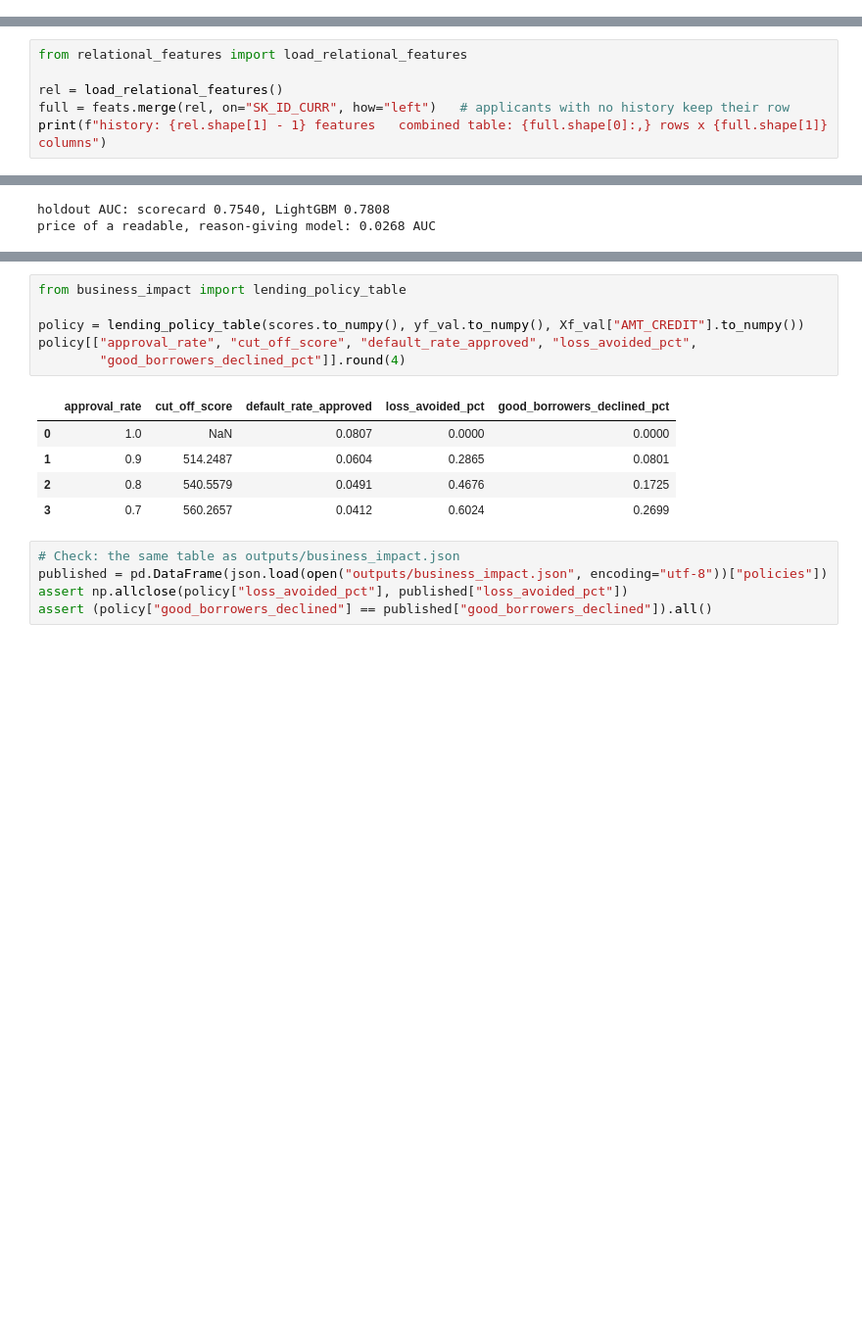
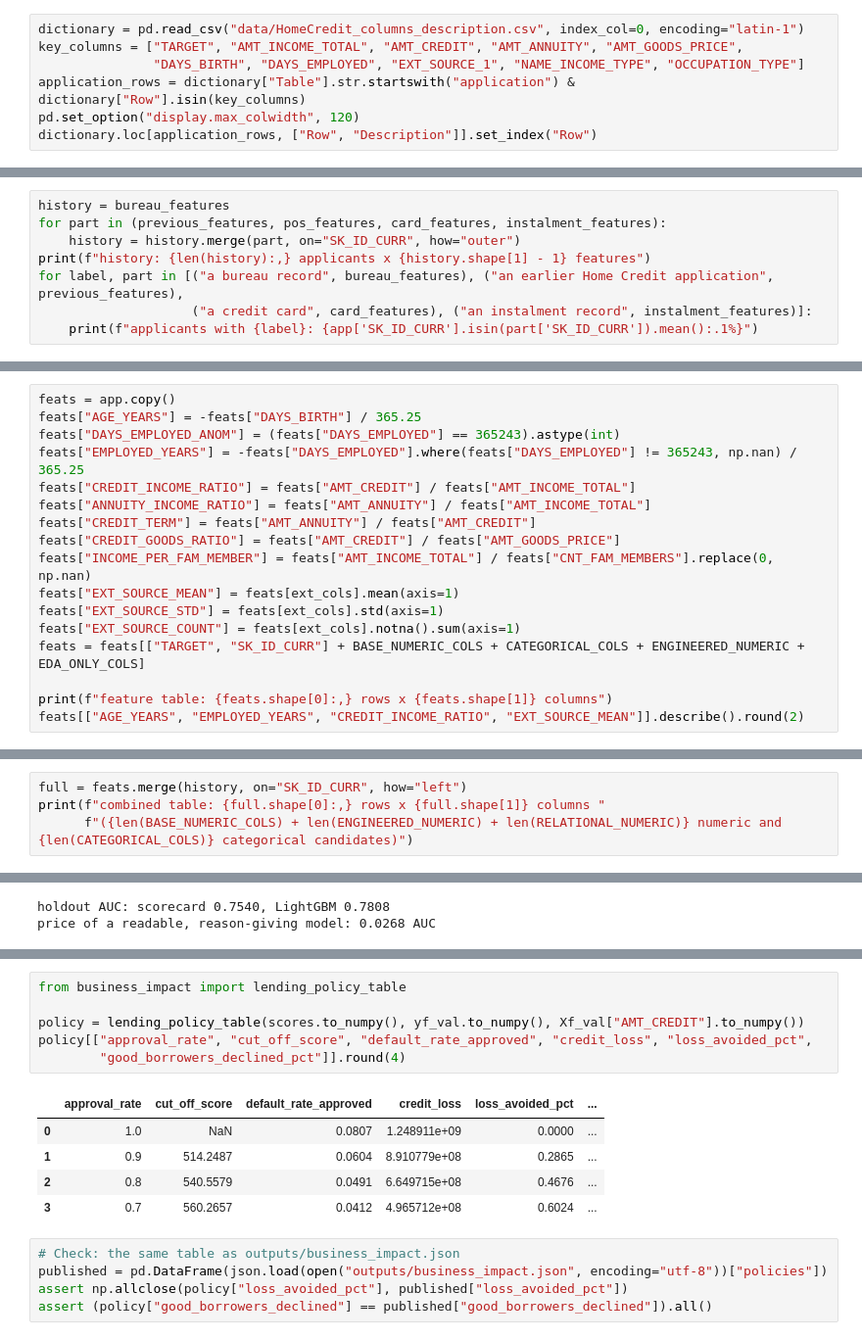
Before and after one commit to alvenyuka/Credit-Risk-Scorecard, a Jupyter notebook: Credit_Risk_Scorecard.ipynb, the cells around one changed output, grey strips where cells are left out. Shown at 98% size. Saved outputs shown, nothing was run; the diff lists cells and outputs as text; blank space fills up the shorter version.

```diff
--- a/Credit_Risk_Scorecard.ipynb
+++ b/Credit_Risk_Scorecard.ipynb
@@ -116,0 +160,7 @@ application, so it should be negative.
+# %%
+dictionary = pd.read_csv("data/HomeCredit_columns_description.csv", index_col=0, encoding="latin-1")
+key_columns = ["TARGET", "AMT_INCOME_TOTAL", "AMT_CREDIT", "AMT_ANNUITY", "AMT_GOODS_PRICE",
+               "DAYS_BIRTH", "DAYS_EMPLOYED", "EXT_SOURCE_1", "NAME_INCOME_TYPE", "OCCUPATION_TYPE"]
+application_rows = dictionary["Table"].str.startswith("application") & dictionary["Row"].isin(key_columns)
+pd.set_option("display.max_colwidth", 120)
+dictionary.loc[application_rows, ["Row", "Description"]].set_index("Row")
@@ -149,0 +658,8 @@ feature table: 307,511 rows x 37 columns
+# %%
+history = bureau_features
+for part in (previous_features, pos_features, card_features, instalment_features):
+    history = history.merge(part, on="SK_ID_CURR", how="outer")
+print(f"history: {len(history):,} applicants x {history.shape[1] - 1} features")
+for label, part in [("a bureau record", bureau_features), ("an earlier Home Credit application", previous_features),
+                    ("a credit card", card_features), ("an instalment record", instalment_features)]:
+    print(f"applicants with {label}: {app['SK_ID_CURR'].isin(part['SK_ID_CURR']).mean():.1%}")
@@ -149,0 +725,17 @@ feature table: 307,511 rows x 37 columns
+# %%
+feats = app.copy()
+feats["AGE_YEARS"] = -feats["DAYS_BIRTH"] / 365.25
+feats["DAYS_EMPLOYED_ANOM"] = (feats["DAYS_EMPLOYED"] == 365243).astype(int)
+feats["EMPLOYED_YEARS"] = -feats["DAYS_EMPLOYED"].where(feats["DAYS_EMPLOYED"] != 365243, np.nan) / 365.25
+feats["CREDIT_INCOME_RATIO"] = feats["AMT_CREDIT"] / feats["AMT_INCOME_TOTAL"]
+feats["ANNUITY_INCOME_RATIO"] = feats["AMT_ANNUITY"] / feats["AMT_INCOME_TOTAL"]
+feats["CREDIT_TERM"] = feats["AMT_ANNUITY"] / feats["AMT_CREDIT"]
+feats["CREDIT_GOODS_RATIO"] = feats["AMT_CREDIT"] / feats["AMT_GOODS_PRICE"]
+feats["INCOME_PER_FAM_MEMBER"] = feats["AMT_INCOME_TOTAL"] / feats["CNT_FAM_MEMBERS"].replace(0, np.nan)
+feats["EXT_SOURCE_MEAN"] = feats[ext_cols].mean(axis=1)
+feats["EXT_SOURCE_STD"] = feats[ext_cols].std(axis=1)
+feats["EXT_SOURCE_COUNT"] = feats[ext_cols].notna().sum(axis=1)
+feats = feats[["TARGET", "SK_ID_CURR"] + BASE_NUMERIC_COLS + CATEGORICAL_COLS + ENGINEERED_NUMERIC + EDA_ONLY_COLS]
+
+print(f"feature table: {feats.shape[0]:,} rows x {feats.shape[1]} columns")
+feats[["AGE_YEARS", "EMPLOYED_YEARS", "CREDIT_INCOME_RATIO", "EXT_SOURCE_MEAN"]].describe().round(2)
@@ -164,7 +767,5 @@ cached; the cache is checked against a fingerprint of the code and data.
 # %%
-from relational_features import load_relational_features
-
-rel = load_relational_features()
-full = feats.merge(rel, on="SK_ID_CURR", how="left")   # applicants with no history keep their row
-print(f"history: {rel.shape[1] - 1} features   combined table: {full.shape[0]:,} rows x {full.shape[1]} columns")
+full = feats.merge(history, on="SK_ID_CURR", how="left")
+print(f"combined table: {full.shape[0]:,} rows x {full.shape[1]} columns "
+      f"({len(BASE_NUMERIC_COLS) + len(ENGINEERED_NUMERIC) + len(RELATIONAL_NUMERIC)} numeric and {len(CATEGORICAL_COLS)} categorical candidates)")
 # %% [output]
@@ -869,15 +1544,15 @@ given default: the Basel foundation-IRB value for senior unsecured lending).
 # %%
 from business_impact import lending_policy_table
 
 policy = lending_policy_table(scores.to_numpy(), yf_val.to_numpy(), Xf_val["AMT_CREDIT"].to_numpy())
-policy[["approval_rate", "cut_off_score", "default_rate_approved", "loss_avoided_pct",
+policy[["approval_rate", "cut_off_score", "default_rate_approved", "credit_loss", "loss_avoided_pct",
         "good_borrowers_declined_pct"]].round(4)
 # %% [output]
-|  | approval_rate | cut_off_score | default_rate_approved | loss_avoided_pct | good_borrowers_declined_pct |
-| 0 | 1.0 | NaN | 0.0807 | 0.0000 | 0.0000 |
-| 1 | 0.9 | 514.2487 | 0.0604 | 0.2865 | 0.0801 |
-| 2 | 0.8 | 540.5579 | 0.0491 | 0.4676 | 0.1725 |
-| 3 | 0.7 | 560.2657 | 0.0412 | 0.6024 | 0.2699 |
+|  | approval_rate | cut_off_score | default_rate_approved | credit_loss | loss_avoided_pct | ... |
+| 0 | 1.0 | NaN | 0.0807 | 1.248911e+09 | 0.0000 | ... |
+| 1 | 0.9 | 514.2487 | 0.0604 | 8.910779e+08 | 0.2865 | ... |
+| 2 | 0.8 | 540.5579 | 0.0491 | 6.649715e+08 | 0.4676 | ... |
+| 3 | 0.7 | 560.2657 | 0.0412 | 4.965712e+08 | 0.6024 | ... |
 # %%
 # Check: the same table as outputs/business_impact.json
 published = pd.DataFrame(json.load(open("outputs/business_impact.json", encoding="utf-8"))["policies"])
```
Also changed, not shown: parts of 129 cells of this notebook, 24 other files.
